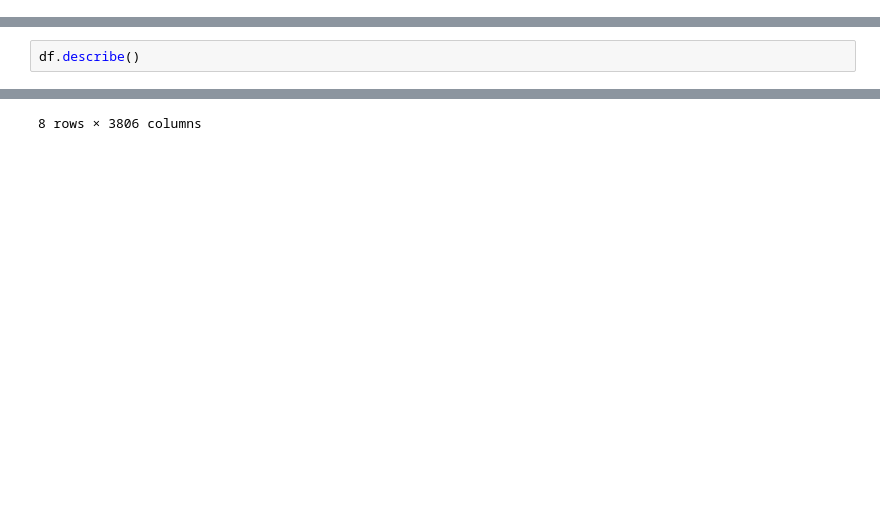
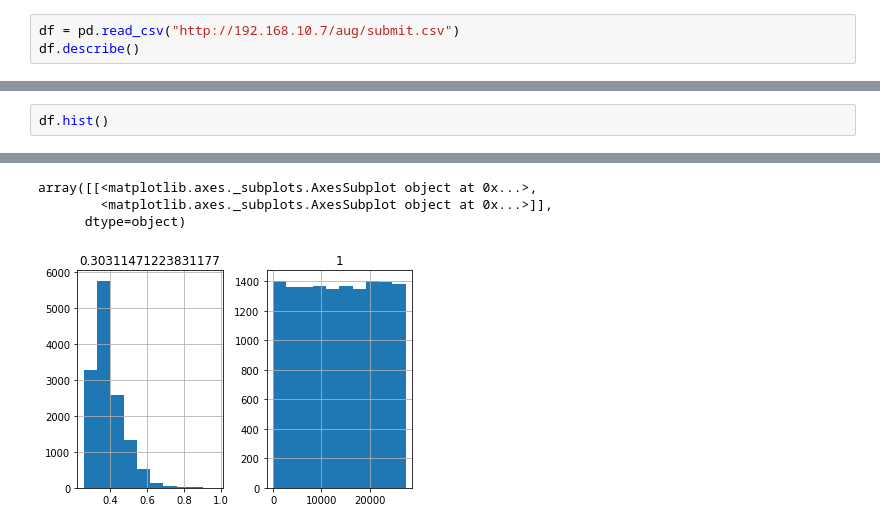
Before and after one commit to h4nyu/aplf, a Jupyter notebook: app/notebooks/Untitled.ipynb, the cells around one changed output, grey strips where cells are left out. Cells and saved outputs as stored; diff of their text form; blank space fills up the shorter version.

```diff
--- a/app/notebooks/Untitled.ipynb
+++ b/app/notebooks/Untitled.ipynb
@@ -3,0 +21,3 @@ df = pd.read_pickle("/store/aug/train.pkl")
+# %%
+df = pd.read_csv("http://192.168.10.7/aug/submit.csv")
+df.describe()
@@ -4,3 +34,3 @@ df = pd.read_pickle("/store/aug/train.pkl")
 # %%
-df.describe()
+df.hist()
 # %% [output]
@@ -16 +37,4 @@ df.describe()
-8 rows × 3806 columns
+array([[<matplotlib.axes._subplots.AxesSubplot object at 0x...>,
+        <matplotlib.axes._subplots.AxesSubplot object at 0x...>]],
+      dtype=object)
+[figure, added]
```
Also changed, not shown: parts of 6 cells of this notebook, 1 other file.
